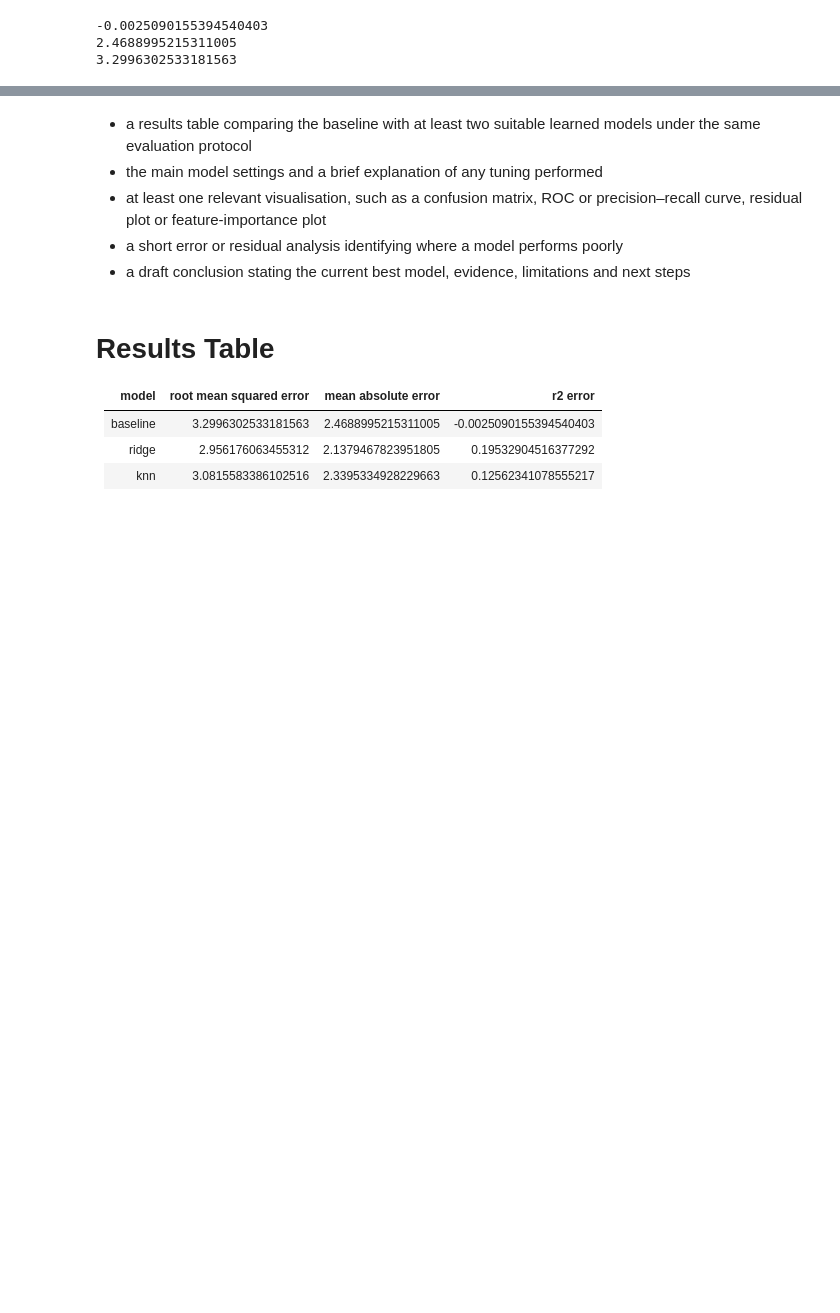
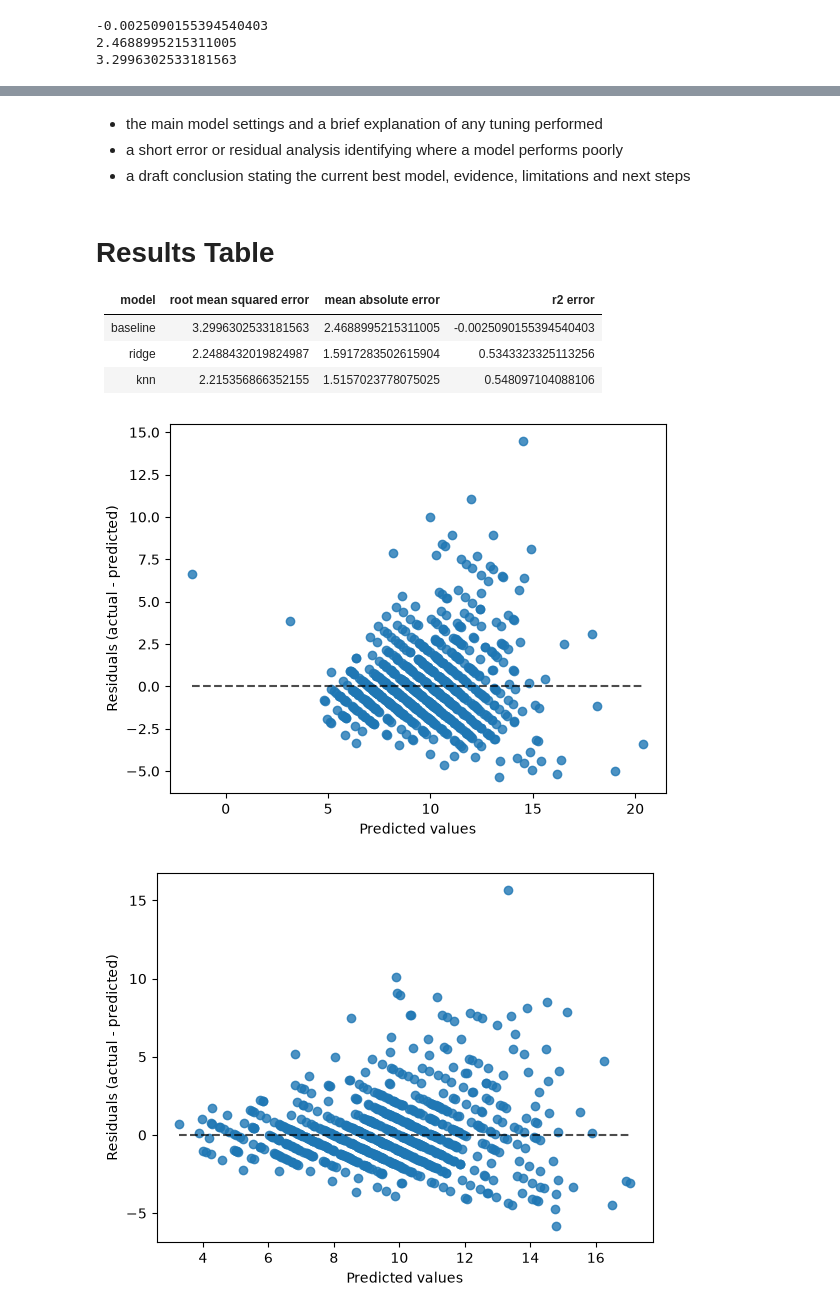
Before and after one commit to queersweetpotato/machine-learning, a Jupyter notebook: notebooks/Models.ipynb, the cells around one changed output, grey strips where cells are left out. Saved outputs shown, nothing was run; the diff lists cells and outputs as text; code cells hidden in the pictures; blank space fills up the shorter version.

Commit message:
fix preprocessing, make residual plots

```diff
--- a/notebooks/Models.ipynb
+++ b/notebooks/Models.ipynb
@@ -22,7 +22,7 @@ targets = abalone.data.targets
 features_train, features_test, targets_train, targets_test = train_test_split(features, targets, random_state=0, test_size=0.2)
 
 # transformer for encoding the sex categorical data
-feature_trans = ColumnTransformer(([("Sex", OneHotEncoder(drop='first'), ['Sex'])]))
+feature_trans = ColumnTransformer([("Sex", OneHotEncoder(drop='first'), ['Sex'])], remainder='passthrough')
 # %%
 # baseline model
 from sklearn.dummy import DummyRegressor
@@ -144,7 +149,5 @@ print(root_mean_squared_error(targets_test, knn_targets_pred_test))
 # %% [markdown]
-- a results table comparing the baseline with at least two suitable learned models under the same evaluation protocol
 - the main model settings and a brief explanation of any tuning performed
-- at least one relevant visualisation, such as a confusion matrix, ROC or precision–recall curve, residual plot or feature-importance plot
 - a short error or residual analysis identifying where a model performs poorly
 - a draft conclusion stating the current best model, evidence, limitations and next steps
 # %% [markdown]
@@ -153,5 +156,22 @@ print(root_mean_squared_error(targets_test, knn_targets_pred_test))
 | model    | root mean squared error | mean absolute error | r2 error |
 |----------|-------------------------|---------------------|----------|
 | baseline |3.2996302533181563       | 2.4688995215311005  |-0.0025090155394540403 |
-| ridge    |2.956176063455312        | 2.1379467823951805  |0.19532904516377292 |
-| knn      |3.0815583386102516       | 2.3395334928229663  |0.12562341078555217 |
+| ridge    |2.2488432019824987       | 1.5917283502615904  |0.5343323325113256 |
+| knn      |2.215356866352155        | 1.5157023778075025  |0.548097104088106 |
+# %%
+from sklearn.metrics import PredictionErrorDisplay
+import matplotlib.pyplot as plt
+import numpy as np
+
+targets_test_array = np.array(targets_test)
+targets_test_array = targets_test_array.flatten()
+
+displayRidge = PredictionErrorDisplay(y_true=targets_test_array, y_pred=ridge_targets_pred_test)
+displayRidge.plot()
+
+displayKnn = PredictionErrorDisplay.from_estimator(knn_rms, features_test, targets_test)
+
+plt.show()
+# %% [output]
+[figure, added]
+[figure, added]
```
Also changed, not shown: parts of 2 cells of this notebook.
